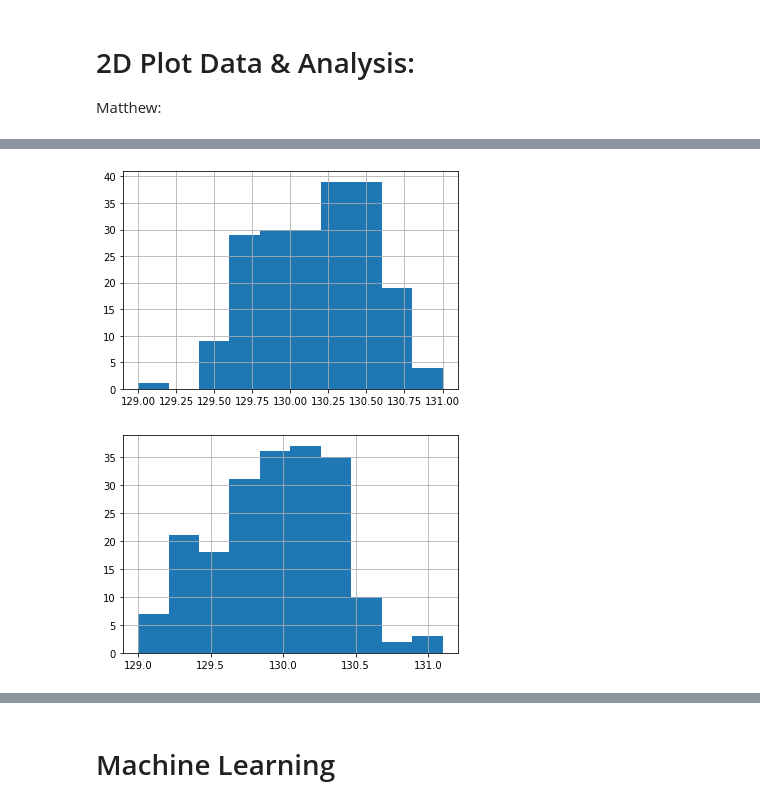
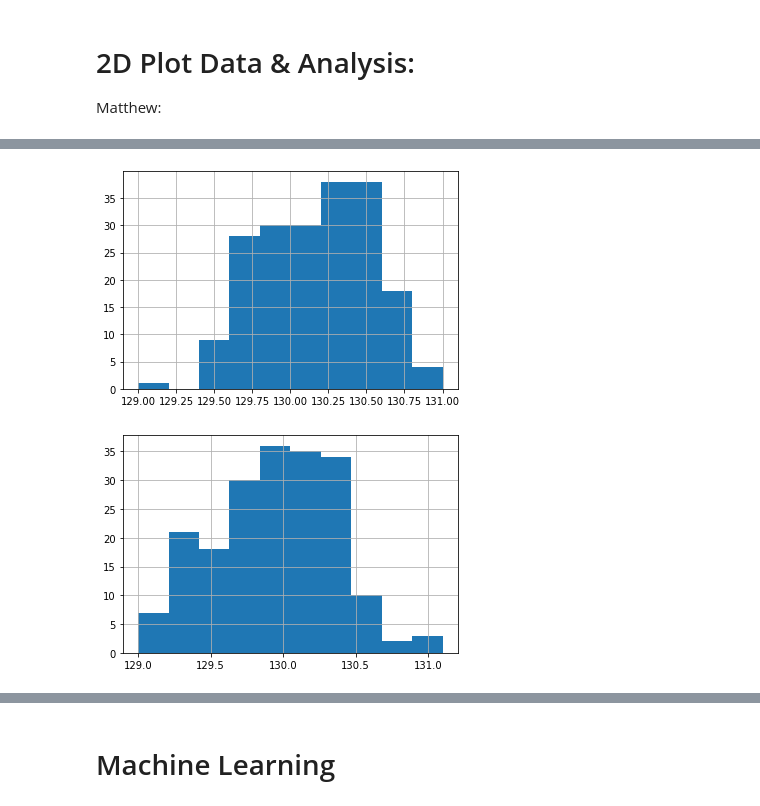
Before and after one commit to ritumsingh23/SC22-BatchC-green-titans, a Jupyter notebook: Green-Titans_Project/Swiss_Bank_Notes_Project.ipynb, the cells around one changed output, grey strips where cells are left out. Cells and saved outputs as stored; diff of their text form; code cells hidden in the pictures.

```diff
--- a/Green-Titans_Project/Swiss_Bank_Notes_Project.ipynb
+++ b/Green-Titans_Project/Swiss_Bank_Notes_Project.ipynb
@@ -36,0 +13,23 @@ KeyError: '[4] not found in axis'
+# %%
+new_df = []
+# Step 1: loop over each row in the dataset
+for row in banknotes_dataset.itertuples():
+    temp_list = []
+    if row[6] == 11.2 and row[5] == 8 and row[7] == 139.6 and row[1] == 0:
+        print('first_outlier!')
+    elif row[4] == 130.2 and row[3] == 130.2 and row[7] ==139.6:
+        print('outlier2')
+    elif row[6] == 11.7 and row[5] == 7.9 and row[3] ==130.4:
+        print('outlier3')
+    elif row[6] ==11.1 and row[5] == 9 and row[3] ==130.7:
+        print('outlier4')
+    elif row[3] ==129.6 and row[4] ==129.7 and row[5]== 10.4:
+        print('outlier5')
+    elif row[2] ==214.9 and row[7] ==139.6 and row[6] ==11.2:
+        print('outlier6')
+    else:
+        temp_list.append(list(row))
+        new_df.append(temp_list[0])
+
+new_banknotes_dataset = pd.DataFrame(new_df, columns = ["Index", 'Counterfeit', 'Length', 'Left', 'Right', 'Bottom', 'Top', 'Diagonal'])
+new_banknotes_dataset.drop('Index', axis = 1)
@@ -176,11 +209,11 @@ fig.show()
 # %% [output]
 [interactive output not drawn]
 # %%
-df = banknotes_dataset["Left"].hist()
+df = new_banknotes_dataset["Left"].hist()
 # %% [output]
-[figure, old version]
+[figure, new version]
 # %%
-df = banknotes_dataset["Right"].hist()
+df = new_banknotes_dataset["Right"].hist()
 # %% [output]
-[figure, old version]
+[figure, new version]
 # %%
```
Also changed, not shown: parts of 79 cells of this notebook, 3 other files.
